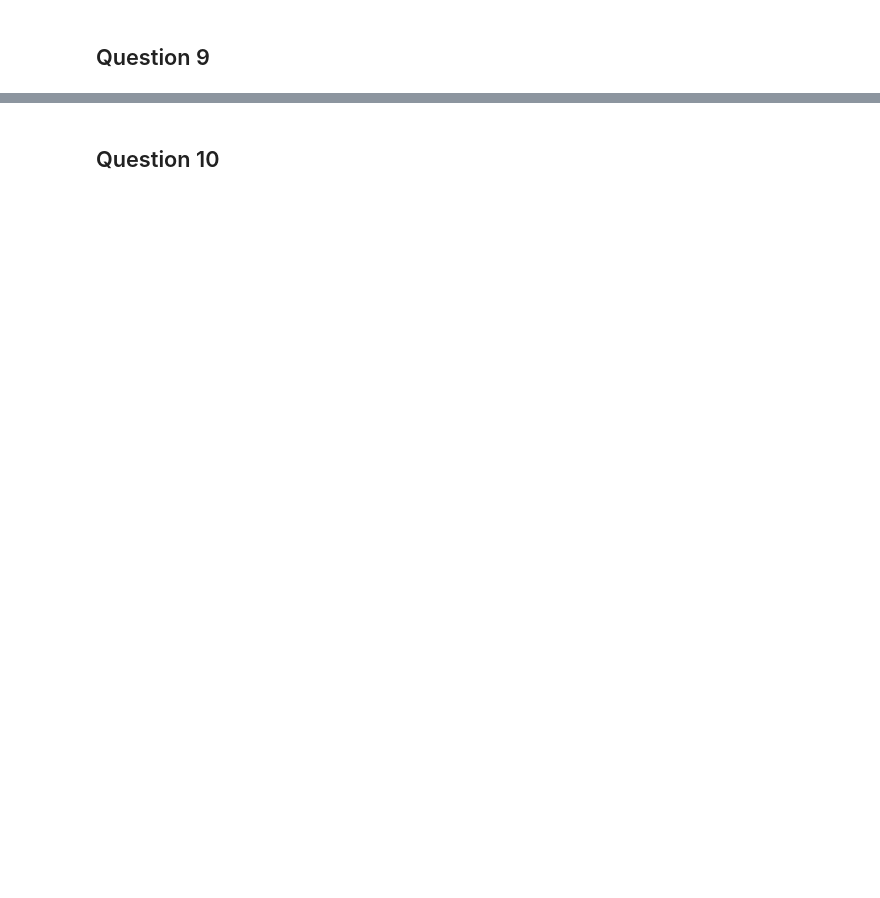
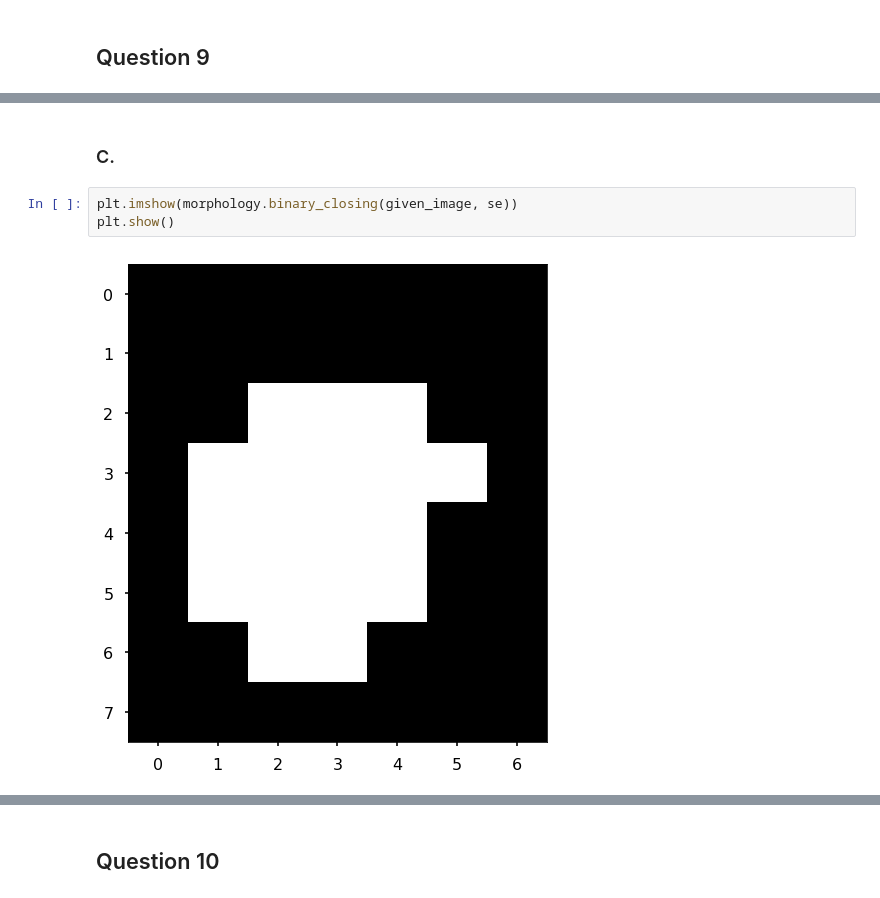
Before and after one commit to jnowaczek/ImageProcessing, a Jupyter notebook: Final project.ipynb, the cells around one changed output, grey strips where cells are left out. Saved outputs shown, nothing was run; the diff lists cells and outputs as text; blank space fills up the shorter version.

```diff
--- a/Final project.ipynb
+++ b/Final project.ipynb
@@ -67,0 +166,7 @@ Systems for the display of color may be split into two distinct halves, additive
+# %% [markdown]
+### C.
+# %%
+plt.imshow(morphology.binary_closing(given_image, se))
+plt.show()
+# %% [output]
+[figure, added]
```
Also changed, not shown: parts of 55 cells of this notebook.
